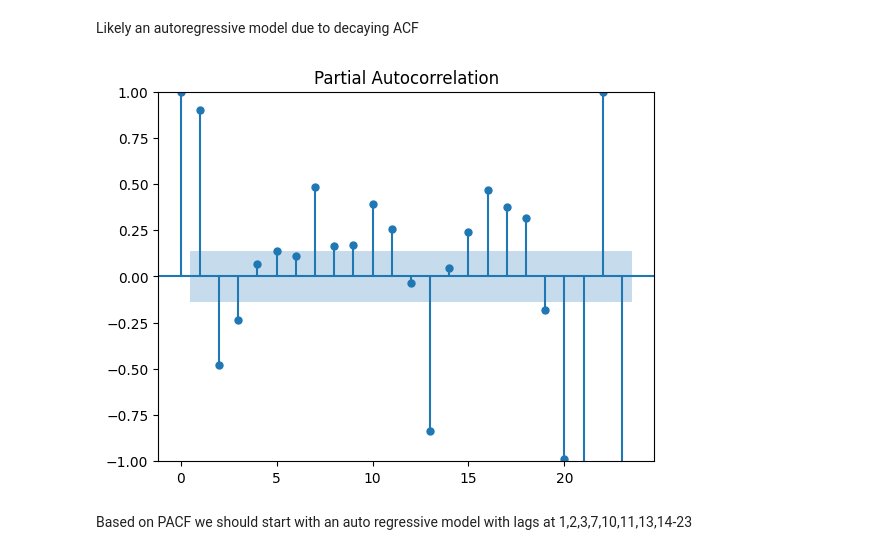
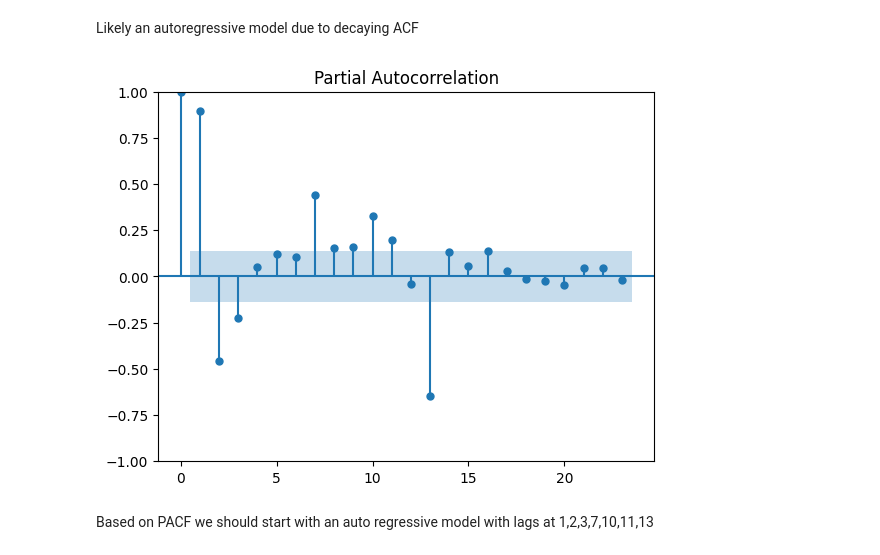
Before and after one commit to moazkh60/Ice_Cream-Production_Time-Series, a Jupyter notebook: Ice_Cream_Production_Time_Series.ipynb, the cells around one changed output. Cells and saved outputs as stored; diff of their text form; code cells hidden in the pictures.

Commit message:
pacf method changes to ywm

```diff
--- a/Ice_Cream_Production_Time_Series.ipynb
+++ b/Ice_Cream_Production_Time_Series.ipynb
@@ -60,8 +60,8 @@ acf_plot = plot_acf(df_ice_cream.production, lags=100)
 # %% [markdown]
 Likely an autoregressive model due to decaying ACF
 # %%
-pacf_plot = plot_pacf(df_ice_cream.production)
+pacf_plot = plot_pacf(df_ice_cream.production, method='ywm')
 # %% [output]
-[figure, old version]
+[figure, new version]
 # %% [markdown]
-Based on PACF we should start with an auto regressive model with lags at 1,2,3,7,10,11,13,14-23
+Based on PACF we should start with an auto regressive model with lags at 1,2,3,7,10,11,13
```
